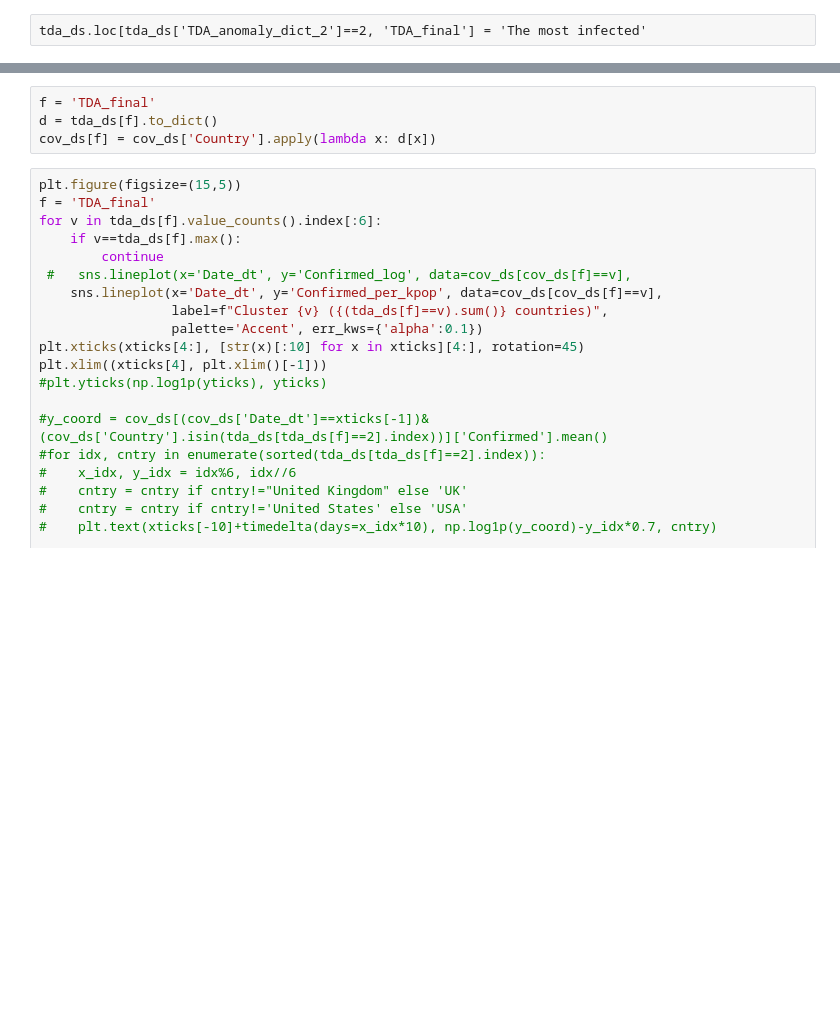
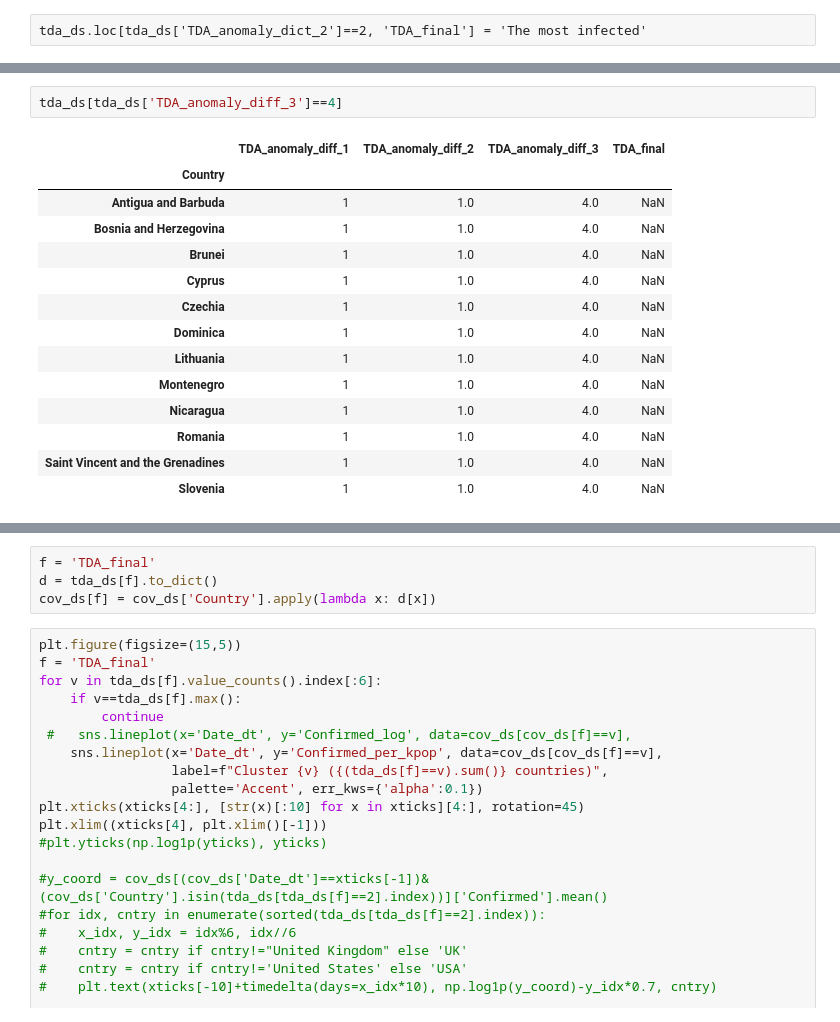
Before and after one commit to ChernovAndrey/Network-Science-Project-2, a Jupyter notebook: notebooks/ed-24.06.2020-Analyze_TDA_diff.ipynb, the cells around one changed output, grey strips where cells are left out. Drawn from its saved outputs; the diff is of its cells as text; blank space fills up the shorter version.

```diff
--- a/notebooks/ed-24.06.2020-Analyze_TDA_diff.ipynb
+++ b/notebooks/ed-24.06.2020-Analyze_TDA_diff.ipynb
@@ -360,0 +337,17 @@ tda_ds.loc[tda_ds.index=='Holy See', 'TDA_final'] = 'Holy See'
+# %%
+tda_ds[tda_ds['TDA_anomaly_diff_3']==4]
+# %% [output]
+|  | TDA_anomaly_diff_1 | TDA_anomaly_diff_2 | TDA_anomaly_diff_3 | TDA_final |
+| Country |  |  |  |  |
+| Antigua and Barbuda | 1 | 1.0 | 4.0 | NaN |
+| Bosnia and Herzegovina | 1 | 1.0 | 4.0 | NaN |
+| Brunei | 1 | 1.0 | 4.0 | NaN |
+| Cyprus | 1 | 1.0 | 4.0 | NaN |
+| Czechia | 1 | 1.0 | 4.0 | NaN |
+| Dominica | 1 | 1.0 | 4.0 | NaN |
+| Lithuania | 1 | 1.0 | 4.0 | NaN |
+| Montenegro | 1 | 1.0 | 4.0 | NaN |
+| Nicaragua | 1 | 1.0 | 4.0 | NaN |
+| Romania | 1 | 1.0 | 4.0 | NaN |
+| Saint Vincent and the Grenadines | 1 | 1.0 | 4.0 | NaN |
+| Slovenia | 1 | 1.0 | 4.0 | NaN |
```
Also changed, not shown: parts of 23 cells of this notebook, 2 other files.
